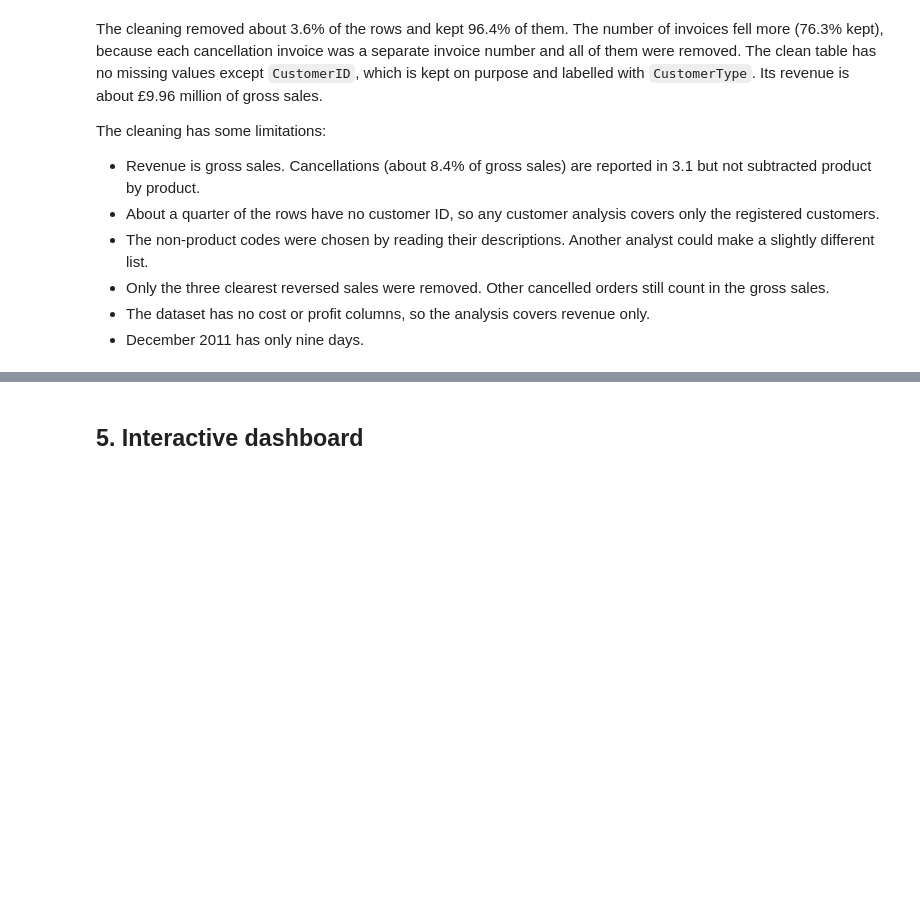
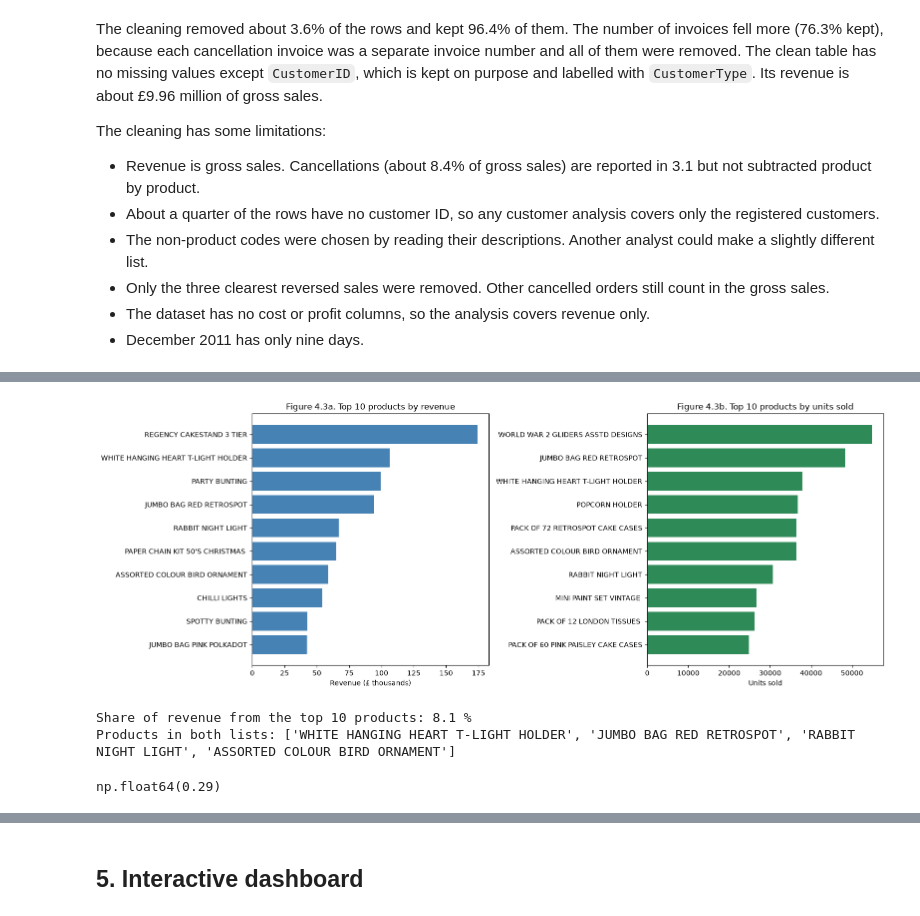
Before and after one commit to MatheusFerreiraL/dvc-ca2-online-retail, a Jupyter notebook: dvc_ca2_online_retail.ipynb, the cells around one changed output, grey strips where cells are left out. Cells and saved outputs as stored; diff of their text form; code cells hidden in the pictures; blank space fills up the shorter version.

```diff
--- a/dvc_ca2_online_retail.ipynb
+++ b/dvc_ca2_online_retail.ipynb
@@ -759,0 +938,33 @@ The cleaning has some limitations:
+# %%
+total_revenue_k = clean['TotalPrice'].sum() / 1000
+
+top_revenue = (clean.groupby('Description')['TotalPrice'].sum() / 1000).sort_values(ascending=False).head(10)
+top_units = clean.groupby('Description')['Quantity'].sum().sort_values(ascending=False).head(10)
+
+plt.figure(figsize=(16, 6))
+
+# sort_values() puts the smallest bar first, so the largest one is drawn at the top
+plt.subplot(1, 2, 1)
+plt.barh(top_revenue.sort_values().index, top_revenue.sort_values().values, color='steelblue')
+plt.title('Figure 4.3a. Top 10 products by revenue')
+plt.xlabel('Revenue (£ thousands)')
+
+plt.subplot(1, 2, 2)
+plt.barh(top_units.sort_values().index, top_units.sort_values().values, color='seagreen')
+plt.title('Figure 4.3b. Top 10 products by units sold')
+plt.xlabel('Units sold')
+
+plt.tight_layout()
+plt.show()
+
+print('Share of revenue from the top 10 products:', round(top_revenue.sum() / total_revenue_k * 100, 1), '%')
+print('Products in both lists:', [p for p in top_revenue.index if p in top_units.index])
+# %% [output]
+[figure, added]
+Share of revenue from the top 10 products: 8.1 %
+Products in both lists: ['WHITE HANGING HEART T-LIGHT HOLDER', 'JUMBO BAG RED RETROSPOT', 'RABBIT NIGHT LIGHT', 'ASSORTED COLOUR BIRD ORNAMENT']
+# %%
+# median unit price of the product with the most units sold
+clean[clean['Description'] == 'WORLD WAR 2 GLIDERS ASSTD DESIGNS']['UnitPrice'].median()
+# %% [output]
+np.float64(0.29)
```
Also changed, not shown: parts of 30 cells of this notebook.
